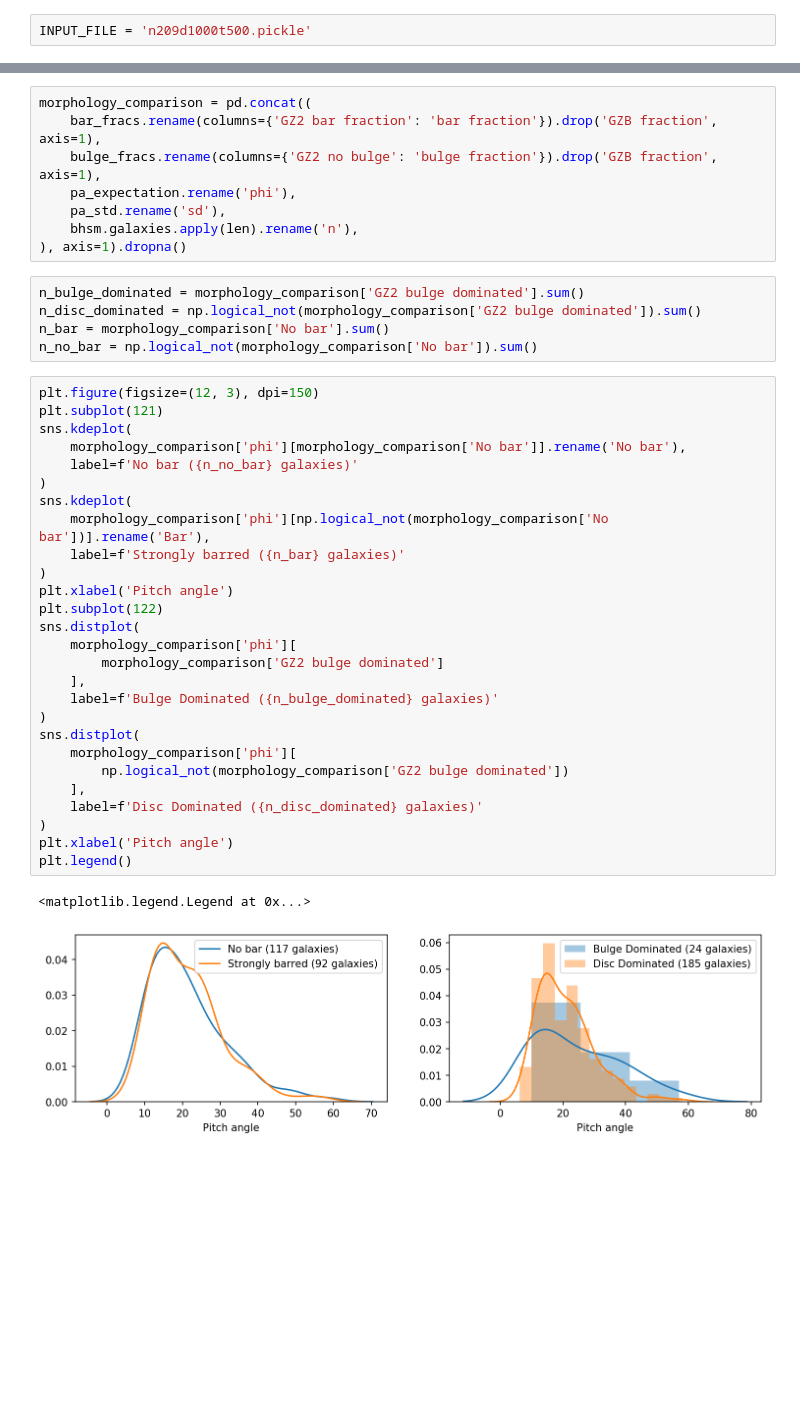
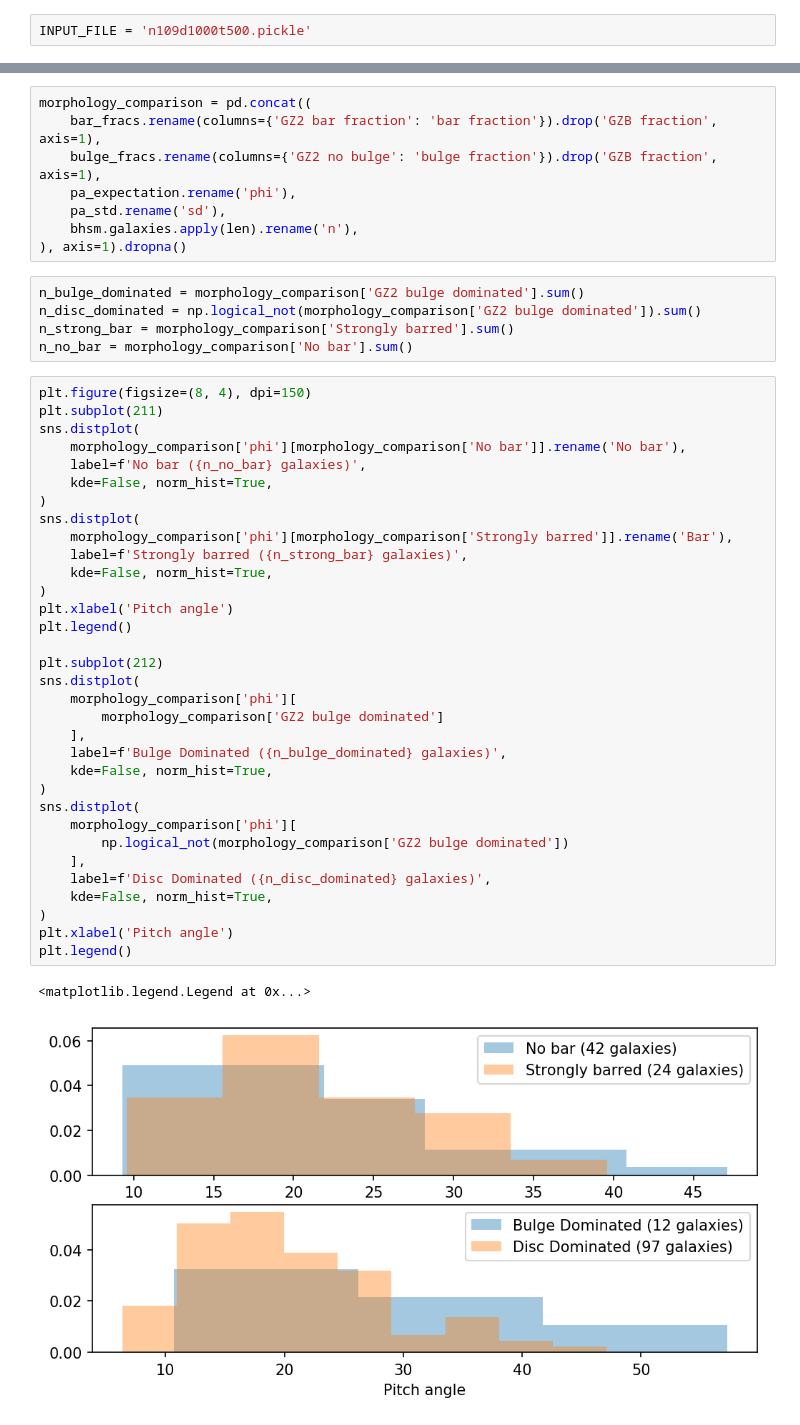
Before and after one commit to tingard/bayesian-hierachial-spiral-modelling, a Jupyter notebook: result_exploration.ipynb, the cells around one changed output, grey strips where cells are left out. Cells and saved outputs as stored; diff of their text form; blank space fills up the shorter version.

```diff
--- a/result_exploration.ipynb
+++ b/result_exploration.ipynb
@@ -12,7 +20,7 @@ from tqdm import tqdm
 # %% [output]
 Could not import matplotlib.animation 'ascii' codec can't decode byte 0xc2 in position 90: ordinal not in range(128)
 # %%
-INPUT_FILE = 'n209d1000t500.pickle'
+INPUT_FILE = 'n109d1000t500.pickle'
 # %%
 res = pd.read_pickle(INPUT_FILE)
 bhsm = res['model']
@@ -136,35 +448,41 @@ morphology_comparison = pd.concat((
 # %%
 n_bulge_dominated = morphology_comparison['GZ2 bulge dominated'].sum()
 n_disc_dominated = np.logical_not(morphology_comparison['GZ2 bulge dominated']).sum()
-n_bar = morphology_comparison['No bar'].sum()
-n_no_bar = np.logical_not(morphology_comparison['No bar']).sum()
+n_strong_bar = morphology_comparison['Strongly barred'].sum()
+n_no_bar = morphology_comparison['No bar'].sum()
 # %%
-plt.figure(figsize=(12, 3), dpi=150)
-plt.subplot(121)
-sns.kdeplot(
+plt.figure(figsize=(8, 4), dpi=150)
+plt.subplot(211)
+sns.distplot(
     morphology_comparison['phi'][morphology_comparison['No bar']].rename('No bar'),
-    label=f'No bar ({n_no_bar} galaxies)'
+    label=f'No bar ({n_no_bar} galaxies)',
+    kde=False, norm_hist=True,
 )
-sns.kdeplot(
-    morphology_comparison['phi'][np.logical_not(morphology_comparison['No bar'])].rename('Bar'),
-    label=f'Strongly barred ({n_bar} galaxies)'
+sns.distplot(
+    morphology_comparison['phi'][morphology_comparison['Strongly barred']].rename('Bar'),
+    label=f'Strongly barred ({n_strong_bar} galaxies)',
+    kde=False, norm_hist=True,
 )
 plt.xlabel('Pitch angle')
-plt.subplot(122)
+plt.legend()
+
+plt.subplot(212)
 sns.distplot(
     morphology_comparison['phi'][
         morphology_comparison['GZ2 bulge dominated']
     ],
-    label=f'Bulge Dominated ({n_bulge_dominated} galaxies)'
+    label=f'Bulge Dominated ({n_bulge_dominated} galaxies)',
+    kde=False, norm_hist=True,
 )
 sns.distplot(
     morphology_comparison['phi'][
         np.logical_not(morphology_comparison['GZ2 bulge dominated'])
     ],
-    label=f'Disc Dominated ({n_disc_dominated} galaxies)'
+    label=f'Disc Dominated ({n_disc_dominated} galaxies)',
+    kde=False, norm_hist=True,
 )
 plt.xlabel('Pitch angle')
 plt.legend()
 # %% [output]
 <matplotlib.legend.Legend at 0x...>
-[figure, old version]
+[figure, new version]
```
Also changed, not shown: parts of 62 cells of this notebook, 16 other files.
